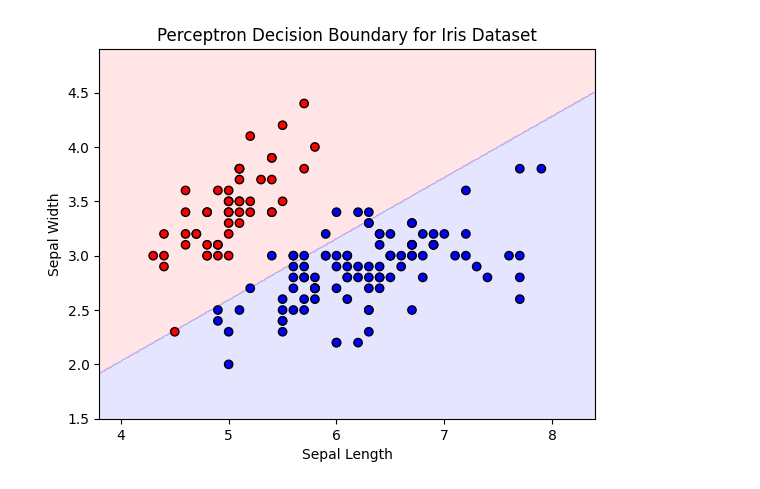
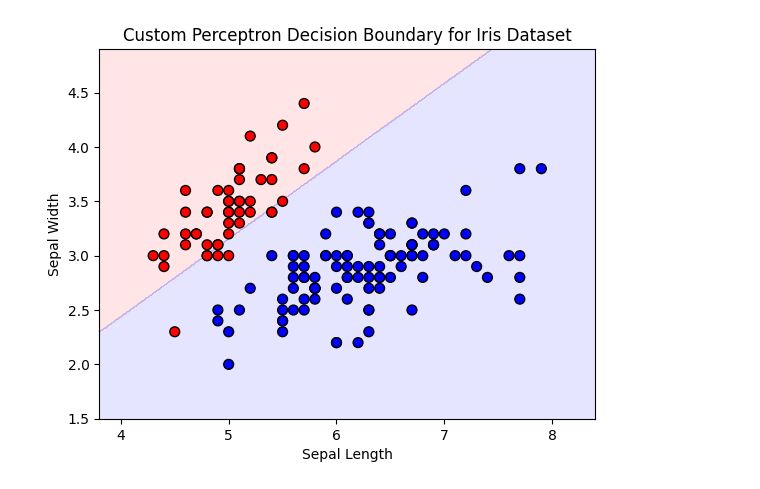
Before and after one commit to SnehashisRatna/DeepLearning, a Jupyter notebook: IrisDataSet.ipynb, the cells around one changed output. Saved outputs shown, nothing was run; the diff lists cells and outputs as text; code cells hidden in the pictures.

Commit message:
Iris Data Set -Assign -04

```diff
--- a/IrisDataSet.ipynb
+++ b/IrisDataSet.ipynb
@@ -27,54 +3,101 @@ import numpy as np
 import matplotlib.pyplot as plt
 from matplotlib.colors import ListedColormap
 from sklearn import datasets
+from sklearn.linear_model import Perceptron as SklearnPerceptron
 
 class PerceptronModel:
-    def init(self, learning_rate=0.1, max_iter=100):
+    """
+    A simple implementation of the Perceptron algorithm.
+    """
+    def __init__(self, learning_rate=0.1, max_iter=100):
         self.learning_rate = learning_rate
         self.max_iter = max_iter
         self.weights = None
         self.bias = None
 
     def fit(self, X, y):
-        self.weights = np.zeros(X.shape[1])
+        """
+        Fit the perceptron model to the training data.
+        """
+        n_samples, n_features = X.shape
+        self.weights = np.zeros(n_features)
         self.bias = 0
 
+        # Loop over the training data for a fixed number of iterations.
         for _ in range(self.max_iter):
-            for i in range(X.shape[0]):
-                z = np.dot(X[i], self.weights) + self.bias
-                y_pred = 1 if z >= 0 else 0
+            for i in range(n_samples):
+                # Compute the linear output.
+                linear_output = np.dot(X[i], self.weights) + self.bias
+                # Apply the step activation function.
+                y_pred = 1 if linear_output >= 0 else 0
+                # Calculate the update.
                 update = self.learning_rate * (y[i] - y_pred)
+                # Update weights and bias.
                 self.weights += update * X[i]
                 self.bias += update
 
     def predict(self, X):
-        return np.array([1 if np.dot(x, self.weights) + self.bias >= 0 else 0 for x in X])
+        """
+        Predict binary class labels for samples in X.
+        """
+        # Ensure X is a 2D array.
+        X = np.atleast_2d(X)
+        return np.array([
+            1 if np.dot(x, self.weights) + self.bias >= 0 else 0
+            for x in X
+        ])
 
-def plot_decision_boundary(X, y, model, title):
+def plot_decision_boundary(X, y, model, title="Decision Boundary"):
+    """
+    Plot the decision boundary of a classifier along with the data points.
+    """
+    # Determine the bounds of the plot.
     x_min, x_max = X[:, 0].min() - 0.5, X[:, 0].max() + 0.5
     y_min, y_max = X[:, 1].min() - 0.5, X[:, 1].max() + 0.5
-    xx, yy = np.meshgrid(np.arange(x_min, x_max, 0.01), np.arange(y_min, y_max, 0.01))
-    Z = model.predict(np.c_[xx.ravel(), yy.ravel()]).reshape(xx.shape)
+
+    # Create a mesh grid.
+    xx, yy = np.meshgrid(np.arange(x_min, x_max, 0.01),
+                         np.arange(y_min, y_max, 0.01))
+
+    # Predict on each point in the grid.
+    grid_points = np.c_[xx.ravel(), yy.ravel()]
+    Z = model.predict(grid_points)
+    Z = Z.reshape(xx.shape)
+
+    # Define color maps.
     cmap_light = ListedColormap(['#FFAAAA', '#AAAAFF'])
+    cmap_bold = ListedColormap(['red', 'blue'])
+
+    # Plot the decision boundary.
     plt.contourf(xx, yy, Z, alpha=0.3, cmap=cmap_light)
-    plt.scatter(X[:, 0], X[:, 1], c=y, cmap=ListedColormap(['red', 'blue']), edgecolors='k')
+    # Plot the training points.
+    plt.scatter(X[:, 0], X[:, 1], c=y, cmap=cmap_bold, edgecolor='k', s=50)
     plt.xlabel("Sepal Length")
     plt.ylabel("Sepal Width")
     plt.title(title)
     plt.show()
 
-# Load Iris dataset
-iris = datasets.load_iris()
-X = iris.data[:, :2]  # Only take sepal length and width
-y = (iris.target != 0).astype(int)  # Binary classification (setosa vs non-setosa)
+def main():
+    # Load the Iris dataset.
+    iris = datasets.load_iris()
+    # Use only the first two features: sepal length and width.
+    X = iris.data[:, :2]
+    # Create a binary classification problem: setosa vs. non-setosa.
+    y = (iris.target != 0).astype(int)
 
-# Train Perceptron on Iris dataset
-from sklearn.linear_model import Perceptron
-perceptron_iris = Perceptron(eta0=0.1, max_iter=100)
+    # Option 1: Use the custom perceptron implementation.
+    custom_perceptron = PerceptronModel(learning_rate=0.1, max_iter=100)
+    custom_perceptron.fit(X, y)
+    plot_decision_boundary(X, y, custom_perceptron,
+                           "Custom Perceptron Decision Boundary for Iris Dataset")
 
-perceptron_iris.fit(X, y)
+    # Option 2: Use scikit-learn's Perceptron.
+    sklearn_perceptron = SklearnPerceptron(eta0=0.1, max_iter=100, tol=None, random_state=42)
+    sklearn_perceptron.fit(X, y)
+    plot_decision_boundary(X, y, sklearn_perceptron,
+                           "Sklearn Perceptron Decision Boundary for Iris Dataset")
 
-# Plot decision boundary for Iris dataset
-plot_decision_boundary(X, y, perceptron_iris, "Perceptron Decision Boundary for Iris Dataset")
+if __name__ == '__main__':
+    main()
 # %% [output]
-[figure, old version]
+[figure, new version]
```
Also changed, not shown: parts of 18 cells of this notebook.
